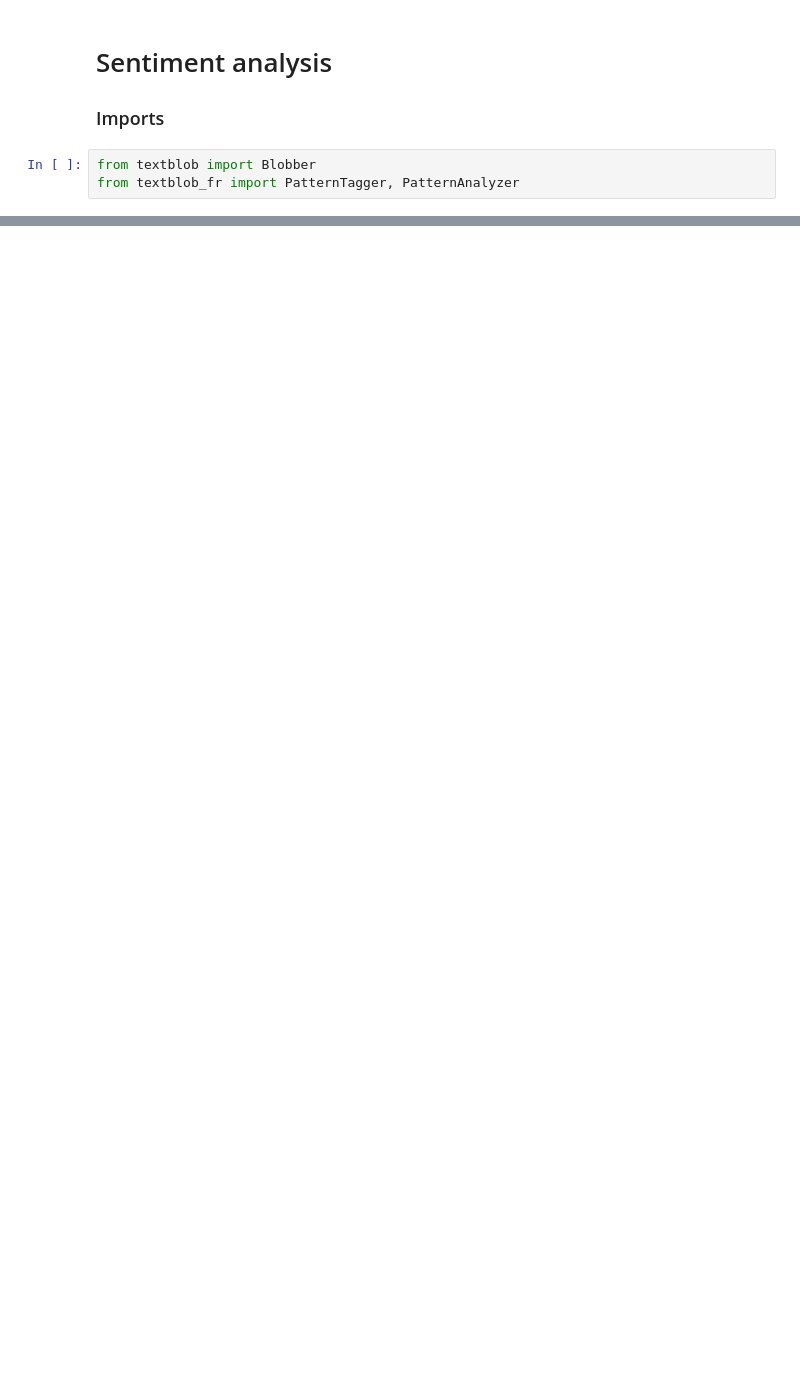
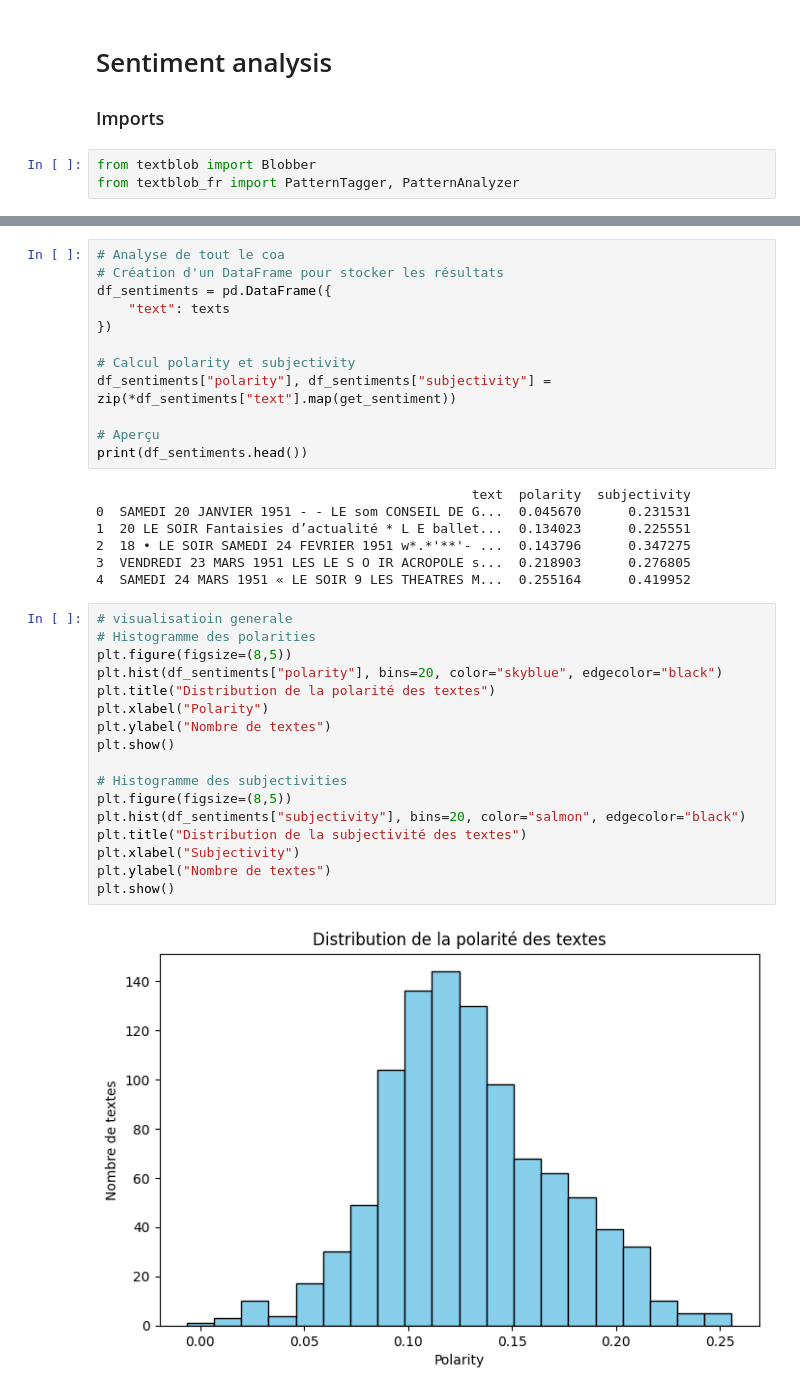
Before and after one commit to IlariaFa/tac, a Jupyter notebook: tps/tp4/s6_sentiment.ipynb, the cells around one changed output, grey strips where cells are left out. Drawn from its saved outputs; the diff is of its cells as text; blank space fills up the shorter version.

```diff
--- a/tps/tp4/s6_sentiment.ipynb
+++ b/tps/tp4/s6_sentiment.ipynb
@@ -90,0 +118,38 @@ sentiment_analyser("Cette phrase est négative et je ne suis pas content !")
+# %%
+# Analyse de tout le coa
+# Création d'un DataFrame pour stocker les résultats
+df_sentiments = pd.DataFrame({
+    "text": texts
+})
+
+# Calcul polarity et subjectivity
+df_sentiments["polarity"], df_sentiments["subjectivity"] = zip(*df_sentiments["text"].map(get_sentiment))
+
+# Aperçu
+print(df_sentiments.head())
+# %% [output]
+                                                text  polarity  subjectivity
+0  SAMEDI 20 JANVIER 1951 - - LE som CONSEIL DE G...  0.045670      0.231531
+1  20 LE SOIR Fantaisies d’actualité * L E ballet...  0.134023      0.225551
+2  18 • LE SOIR SAMEDI 24 FEVRIER 1951 w*.*'**'- ...  0.143796      0.347275
+3  VENDREDI 23 MARS 1951 LES LE S O IR ACROPOLE s...  0.218903      0.276805
+4  SAMEDI 24 MARS 1951 « LE SOIR 9 LES THEATRES M...  0.255164      0.419952
+# %%
+# visualisatioin generale
+# Histogramme des polarities
+plt.figure(figsize=(8,5))
+plt.hist(df_sentiments["polarity"], bins=20, color="skyblue", edgecolor="black")
+plt.title("Distribution de la polarité des textes")
+plt.xlabel("Polarity")
+plt.ylabel("Nombre de textes")
+plt.show()
+
+# Histogramme des subjectivities
+plt.figure(figsize=(8,5))
+plt.hist(df_sentiments["subjectivity"], bins=20, color="salmon", edgecolor="black")
+plt.title("Distribution de la subjectivité des textes")
+plt.xlabel("Subjectivity")
+plt.ylabel("Nombre de textes")
+plt.show()
+# %% [output]
+[figure, added]
```
Also changed, not shown: parts of 37 cells of this notebook, 3 other files.
